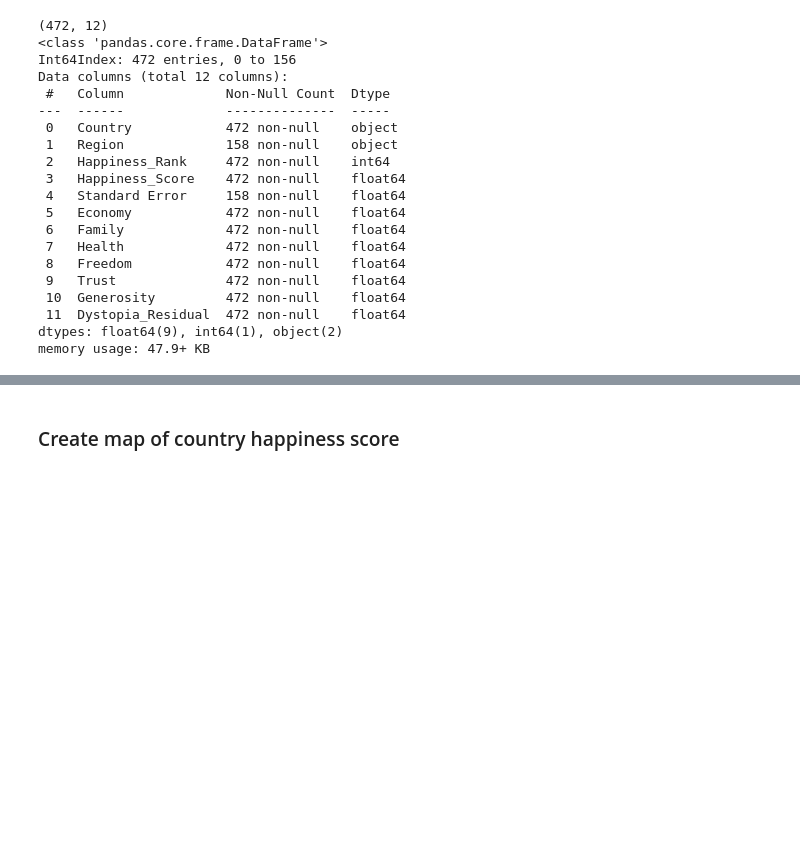
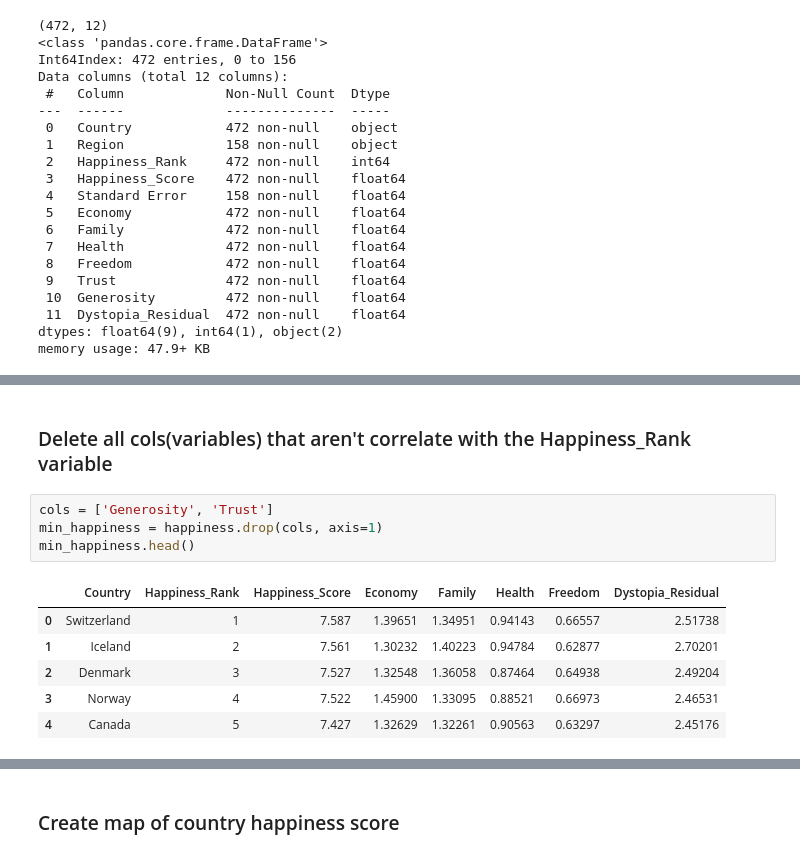
Before and after one commit to aalouane/DataScience-Projects, a Jupyter notebook: hapinness score/hapiness_score.ipynb, the cells around one changed output, grey strips where cells are left out. Drawn from its saved outputs; the diff is of its cells as text; blank space fills up the shorter version.

Commit message:
Project hapiness_score 10-09-2022 1

```diff
--- a/hapinness score/hapiness_score.ipynb
+++ b/hapinness score/hapiness_score.ipynb
@@ -195,0 +226,13 @@ memory usage: 47.9+ KB
+# %% [markdown]
+### Delete all cols(variables) that aren't correlate with the Happiness_Rank variable
+# %%
+cols = ['Generosity', 'Trust']
+min_happiness = happiness.drop(cols, axis=1)
+min_happiness.head()
+# %% [output]
+|  | Country | Happiness_Rank | Happiness_Score | Economy | Family | Health | Freedom | Dystopia_Residual |
+| 0 | Switzerland | 1 | 7.587 | 1.39651 | 1.34951 | 0.94143 | 0.66557 | 2.51738 |
+| 1 | Iceland | 2 | 7.561 | 1.30232 | 1.40223 | 0.94784 | 0.62877 | 2.70201 |
+| 2 | Denmark | 3 | 7.527 | 1.32548 | 1.36058 | 0.87464 | 0.64938 | 2.49204 |
+| 3 | Norway | 4 | 7.522 | 1.45900 | 1.33095 | 0.88521 | 0.66973 | 2.46531 |
+| 4 | Canada | 5 | 7.427 | 1.32629 | 1.32261 | 0.90563 | 0.63297 | 2.45176 |
```
Also changed, not shown: parts of 8 cells of this notebook.
